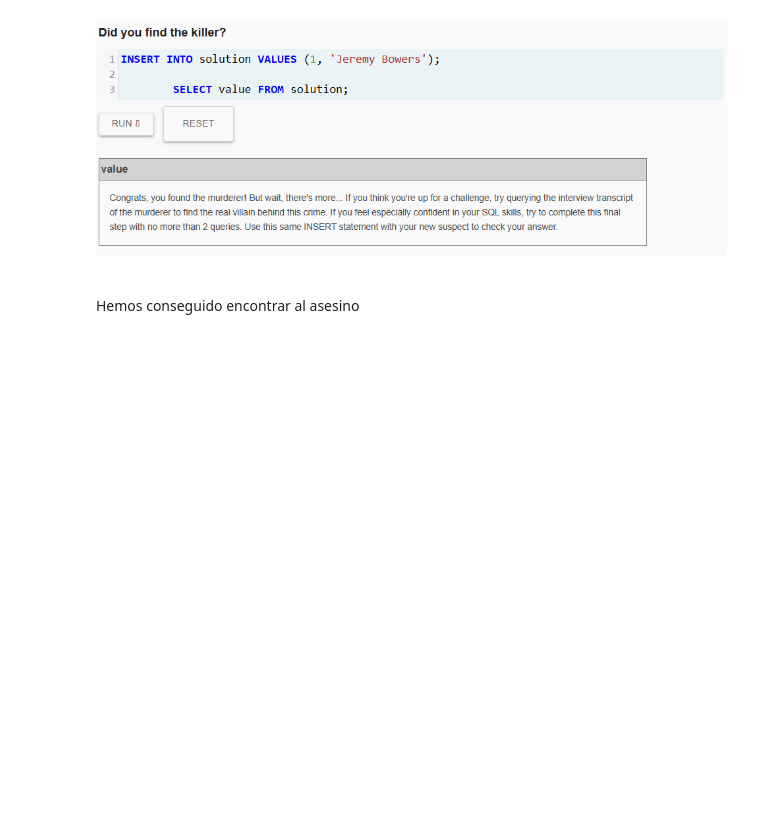
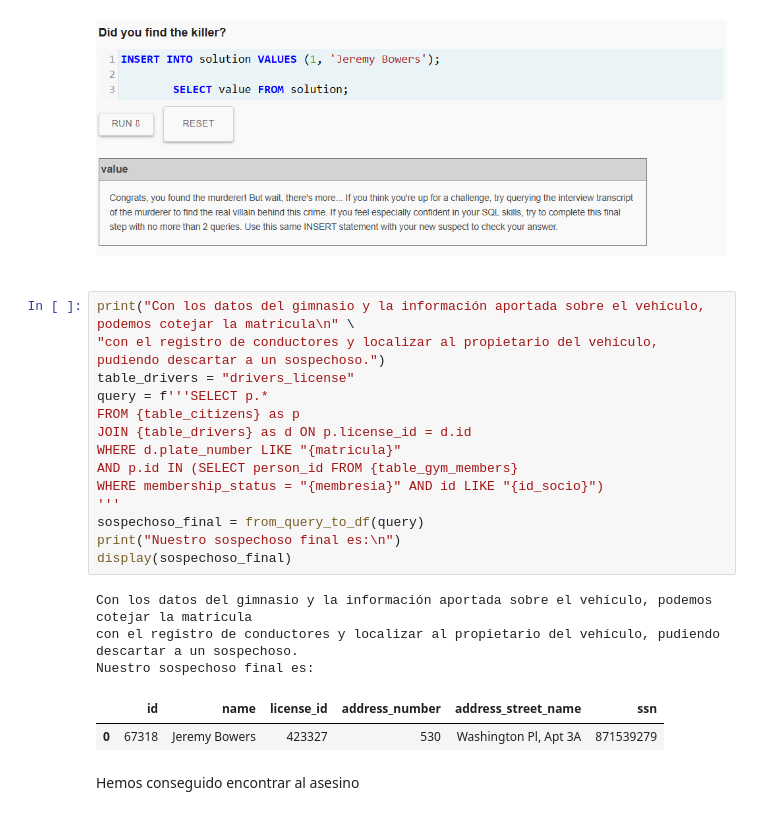
Before and after one commit to danmascarilla/Team-Challenge-2-SQL, a Jupyter notebook: Parte_I_SQL_Game.ipynb, the cells around one changed output. Cells and saved outputs as stored; diff of their text form; blank space fills up the shorter version.

```diff
--- a/Parte_I_SQL_Game.ipynb
+++ b/Parte_I_SQL_Game.ipynb
@@ -64,5 +186,25 @@ Segun las pistas anteriores, deducimos que hombre, que el check in es el 9 de en
 Hacemos tantos JOINS a diferentes tablas porqué los datos que nos ha dado la última consulta esta en diferentes tablas, por ejemplo, la de la membresia esta en get_fit_now_check_in, el genero del usuario en el carnet de conducir, asi con todos los datos que nos ha proporcionado la última consulta
 # %% [markdown]
 ![image-2.png](attachment:image-2.png)
+# %%
+print("Con los datos del gimnasio y la información aportada sobre el vehículo, podemos cotejar la matricula\n" \
+"con el registro de conductores y localizar al propietario del vehículo, pudiendo descartar a un sospechoso.")
+table_drivers = "drivers_license"
+query = f'''SELECT p.*
+FROM {table_citizens} as p
+JOIN {table_drivers} as d ON p.license_id = d.id
+WHERE d.plate_number LIKE "{matricula}"
+AND p.id IN (SELECT person_id FROM {table_gym_members}
+WHERE membership_status = "{membresia}" AND id LIKE "{id_socio}")
+'''
+sospechoso_final = from_query_to_df(query)
+print("Nuestro sospechoso final es:\n")
+display(sospechoso_final)
+# %% [output]
+Con los datos del gimnasio y la información aportada sobre el vehículo, podemos cotejar la matricula
+con el registro de conductores y localizar al propietario del vehículo, pudiendo descartar a un sospechoso.
+Nuestro sospechoso final es:
+|  | id | name | license_id | address_number | address_street_name | ssn |
+| 0 | 67318 | Jeremy Bowers | 423327 | 530 | Washington Pl, Apt 3A | 871539279 |
 # %% [markdown]
 Hemos conseguido encontrar al asesino
```
Also changed, not shown: parts of 6 cells of this notebook, 1 other file.
